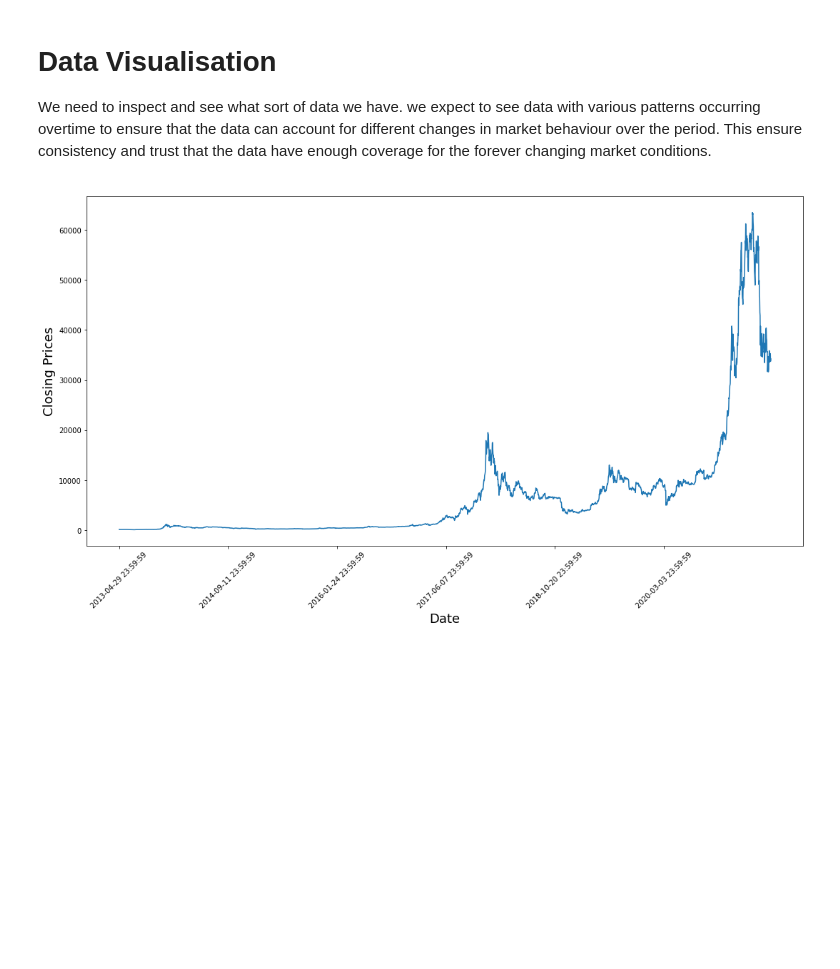
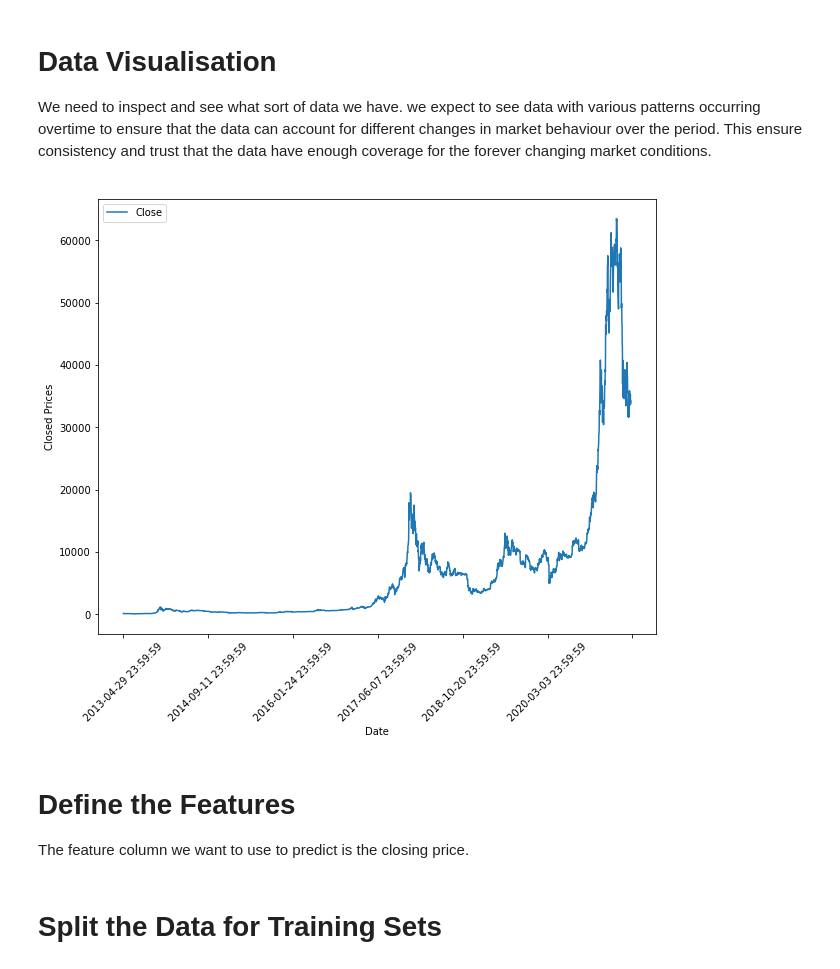
Before and after one commit to KesselRunSmuggler/Group_A_Allstarz, a Jupyter notebook: data-analysis.ipynb, the cells around one changed output. Drawn from its saved outputs; the diff is of its cells as text; code cells hidden in the pictures; blank space fills up the shorter version.

```diff
--- a/data-analysis.ipynb
+++ b/data-analysis.ipynb
@@ -68,0 +45,37 @@ df.head()
+# %%
+import numpy as np
+import pandas as pd # data processing, CSV file I/O (e.g. pd.read_csv)
+import hvplot.pandas
+
+# charting libraries
+import matplotlib.pyplot as plt
+from matplotlib import pyplot
+from pylab import rcParams
+import time
+
+# Use the MinMaxScaler to scale data between 0 and 1.
+from sklearn.preprocessing import MinMaxScaler
+
+from subprocess import check_output
+from keras.layers.core import Dense, Activation, Dropout
+from keras.layers.recurrent import LSTM
+from keras.models import Sequential
+from sklearn.model_selection import train_test_split
+
+from tensorflow.keras.models import Sequential
+from tensorflow.keras.layers import LSTM, Dense, Dropout
+
+
+# load the data
+df = pd.read_csv('./data/coin_Bitcoin.csv')
+
+# set the date as index
+df.set_index('Date',inplace=True)
+
+# remove any unwanted columns -- we are removing all except for closed price
+# just trying to predict closed prices
+df = df.drop(columns=['SNo', 'Name', 'Symbol','Open', 'High', 'Low','Volume','Marketcap'])
+df = df.dropna()
+
+# see what the data looks like
+df.head()
@@ -76,13 +99,13 @@ to ensure that the data can account for different changes in market behaviour ov
 that the data have enough coverage for the forever changing market conditions.
 
 </div>
-# %%
-plt.figure(figsize = (18,9))
-plt.plot(range(df.shape[0]),(df['Close']))
-plt.xticks(range(0,df.shape[0],500),df['Date'].loc[::500],rotation=45)
-plt.xlabel('Date',fontsize=18)
-plt.ylabel('Closing Prices',fontsize=18)
-plt.show()
-# %% [output]
-[figure, removed]
+# %%
+# set the fig size
+rcParams['figure.figsize'] = 10, 8
+df.plot()
+plt.xticks(rotation=45)
+plt.ylabel('Closed Prices', fontsize=10)
+pyplot.show()
+# %% [output]
+[figure, added]
 # %%
@@ -111,0 +125,3 @@ X, y = window_data(df, window_size, feature_column, target_column)
+# %% [markdown]
+# Define the Features
+The feature column we want to use to predict is the closing price.
@@ -112 +138,3 @@ X, y = window_data(df, window_size, feature_column, target_column)
+# %% [markdown]
+# Split the Data for Training Sets
 # %%
```
Also changed, not shown: parts of 16 cells of this notebook.
